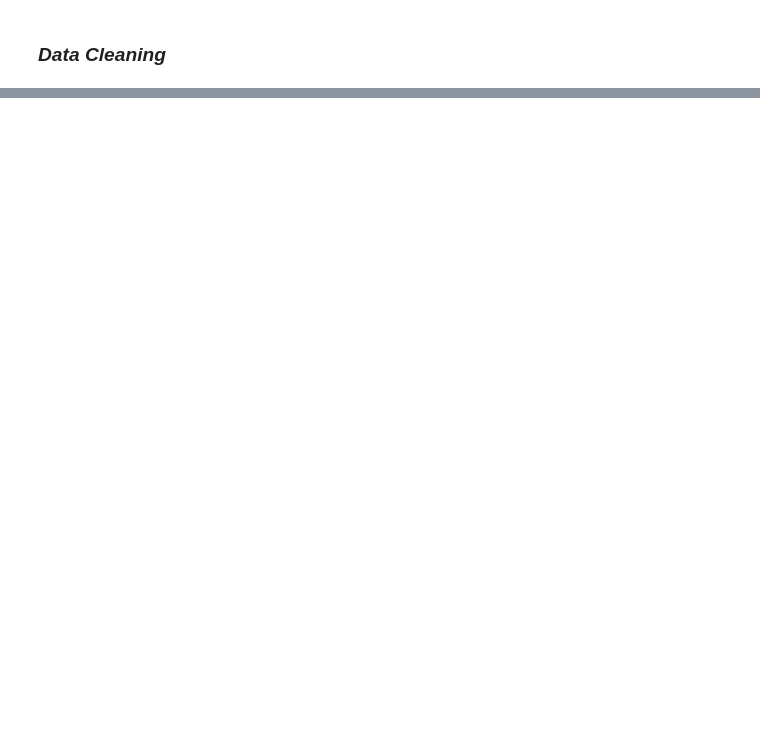
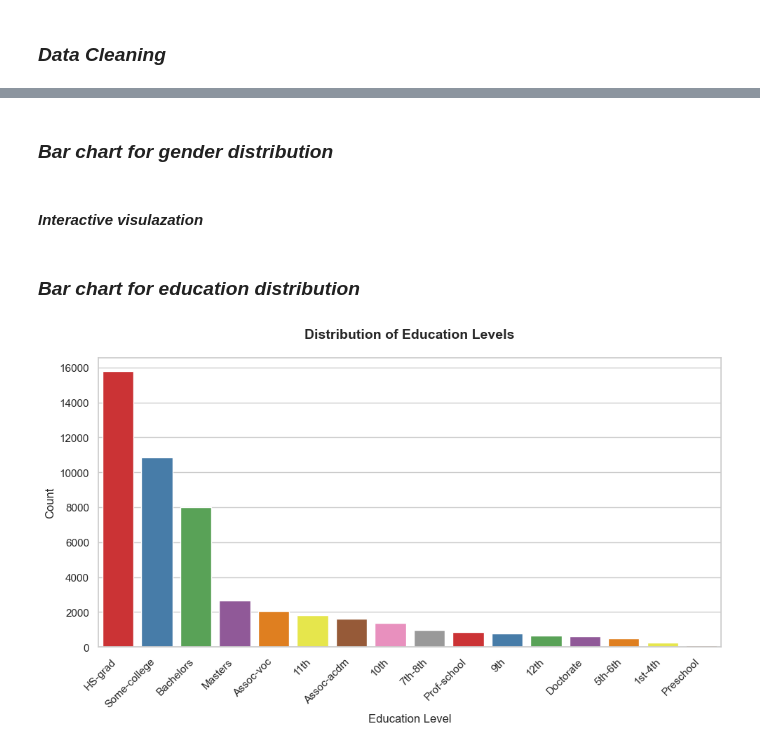
Before and after one commit to SnitTeshome/PRODIGY_DS_01, a Jupyter notebook: Catagorical _Numerical Variables.ipynb, the cells around one changed output, grey strips where cells are left out. Cells and saved outputs as stored; diff of their text form; code cells hidden in the pictures; blank space fills up the shorter version.

```diff
--- a/Catagorical _Numerical Variables.ipynb
+++ b/Catagorical _Numerical Variables.ipynb
@@ -72,0 +96,3 @@ memory usage: 3.7+ MB
+# %%
+Adult=Adult.drop_duplicates()
+Adult.duplicated().sum()
@@ -72,0 +103,6 @@ memory usage: 3.7+ MB
+# %%
+# Keep only the relevant columns
+subset_Adults = Adult[['age', 'workclass', 'education', 'educational-num', 'marital-status', 'occupation', 'gender', 'income']]
+
+# Display the first few rows of the reduced dataset to check
+subset_Adults.head()
@@ -72,0 +173,4 @@ memory usage: 3.7+ MB
+# %% [markdown]
+### *Bar chart for gender  distribution*
+# %% [markdown]
+#### *Interactive visulazation*
@@ -72,0 +199,31 @@ memory usage: 3.7+ MB
+# %% [markdown]
+### *Bar chart for education distribution*
+# %%
+# Create a new column with the count of each 'education' category
+educational_counts = subset_Adults['education'].value_counts().reset_index()
+educational_counts.columns = ['education', 'count']
+# %%
+# Set the figure size
+plt.figure(figsize=(10, 6))
+
+# Create the bar plot for 'education' distribution using Seaborn
+sns.barplot(
+    x='education',
+    y='count',
+    data=educational_counts,
+    palette='Set1'
+)
+
+# Add titles and labels
+plt.title('Distribution of Education Levels', fontsize=14, weight='bold', pad=20)
+plt.xlabel('Education Level', fontsize=12)
+plt.ylabel('Count', fontsize=12)
+
+# Customize x-axis labels for better readability
+plt.xticks(rotation=45, ha='right')
+
+# Show the plot
+plt.tight_layout()
+plt.show()
+# %% [output]
+[figure, added]
```
Also changed, not shown: parts of 27 cells of this notebook.
